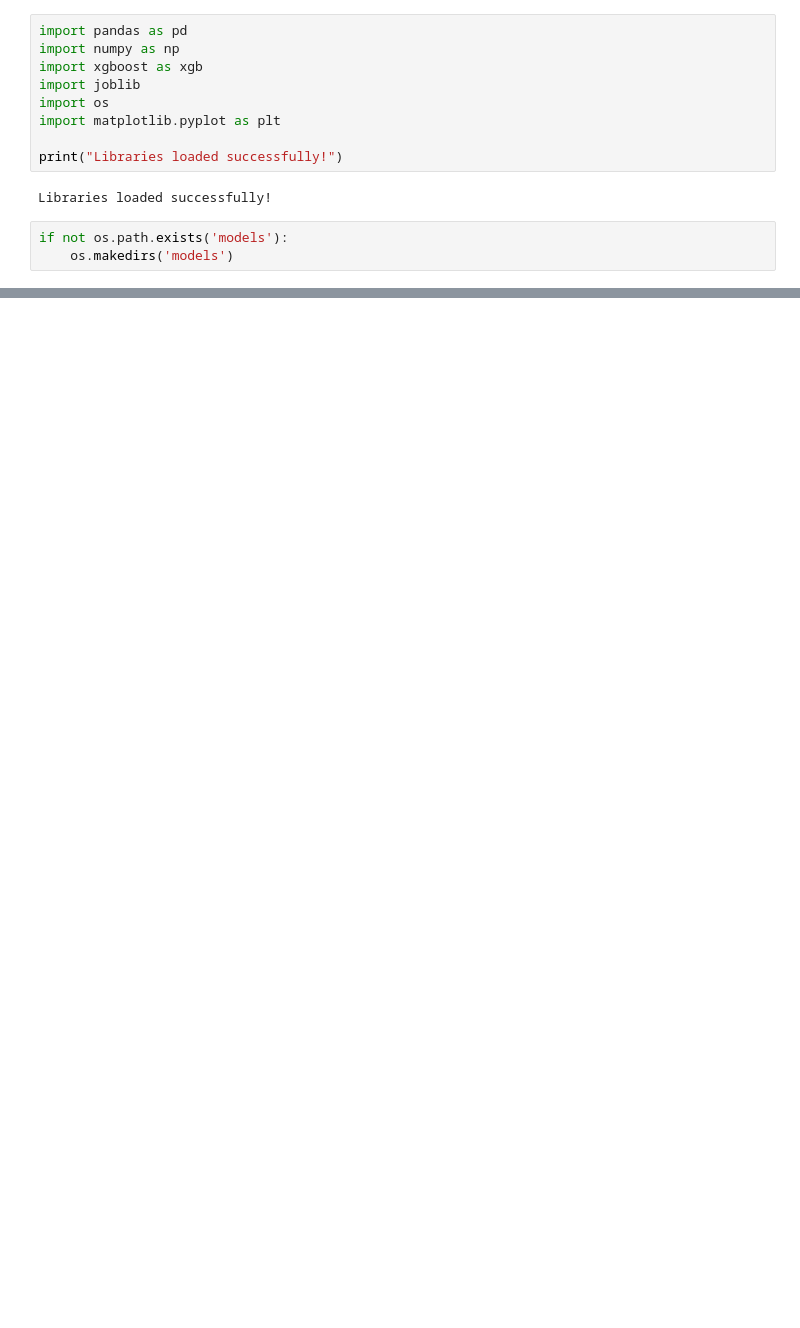
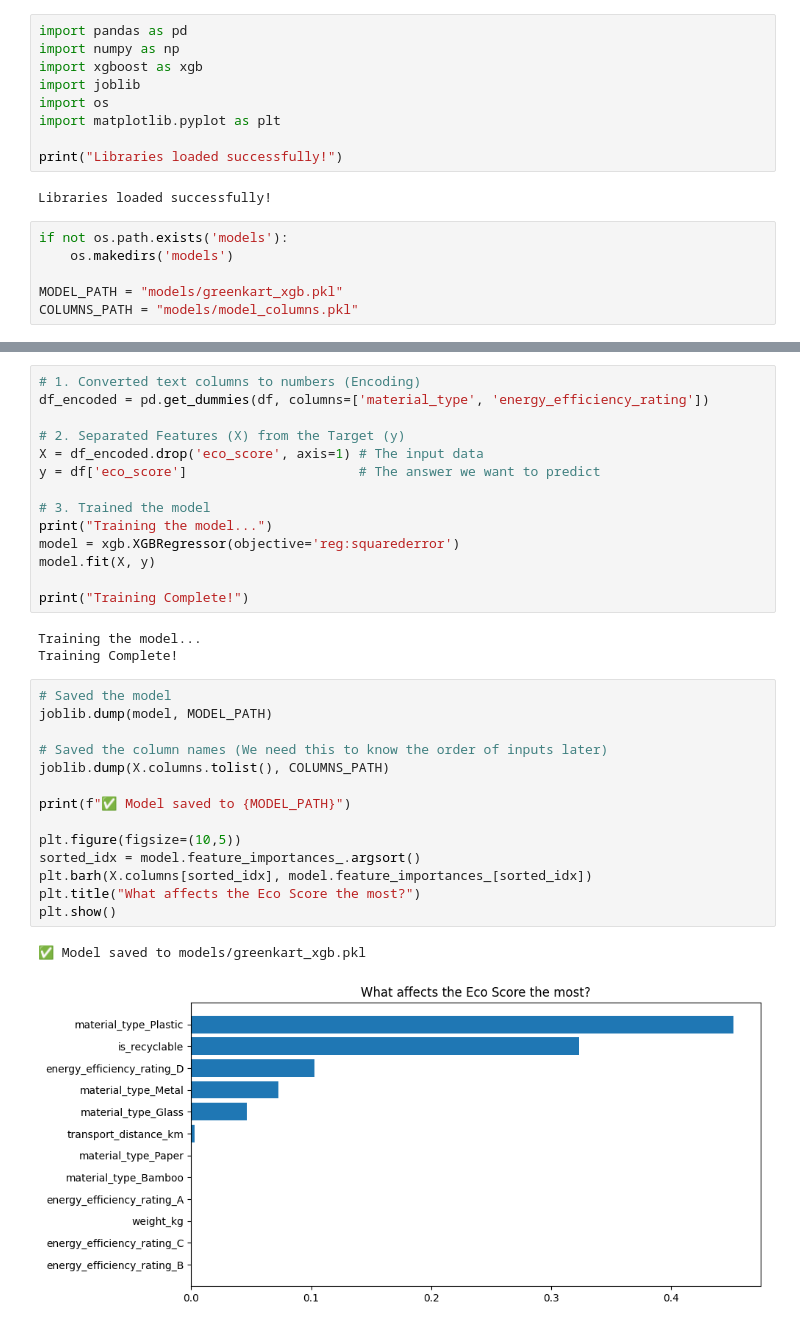
Before and after one commit to yadav-krish/Eco_Score_Predictor, a Jupyter notebook: model_training.ipynb, the cells around one changed output, grey strips where cells are left out. Saved outputs shown, nothing was run; the diff lists cells and outputs as text; blank space fills up the shorter version.

Commit message:
developed and saved a model and also found the features affecting the result the most

```diff
--- a/model_training.ipynb
+++ b/model_training.ipynb
@@ -12,6 +12,9 @@ Libraries loaded successfully!
 # %%
 if not os.path.exists('models'):
     os.makedirs('models')
+
+MODEL_PATH = "models/greenkart_xgb.pkl"
+COLUMNS_PATH = "models/model_columns.pkl"
 # %%
 # 1. Set a "seed" so random numbers are the same every time we run this
 np.random.seed(42)
@@ -34,0 +105,34 @@ display(df.head())
+# %%
+# 1. Converted text columns to numbers (Encoding)
+df_encoded = pd.get_dummies(df, columns=['material_type', 'energy_efficiency_rating'])
+
+# 2. Separated Features (X) from the Target (y)
+X = df_encoded.drop('eco_score', axis=1) # The input data
+y = df['eco_score']                      # The answer we want to predict
+
+# 3. Trained the model
+print("Training the model...")
+model = xgb.XGBRegressor(objective='reg:squarederror')
+model.fit(X, y)
+
+print("Training Complete!")
+# %% [output]
+Training the model...
+Training Complete!
+# %%
+# Saved the model
+joblib.dump(model, MODEL_PATH)
+
+# Saved the column names (We need this to know the order of inputs later)
+joblib.dump(X.columns.tolist(), COLUMNS_PATH)
+
+print(f"✅ Model saved to {MODEL_PATH}")
+
+plt.figure(figsize=(10,5))
+sorted_idx = model.feature_importances_.argsort()
+plt.barh(X.columns[sorted_idx], model.feature_importances_[sorted_idx])
+plt.title("What affects the Eco Score the most?")
+plt.show()
+# %% [output]
+✅ Model saved to models/greenkart_xgb.pkl
+[figure, added]
```
Also changed, not shown: parts of 7 cells of this notebook, 2 other files.
